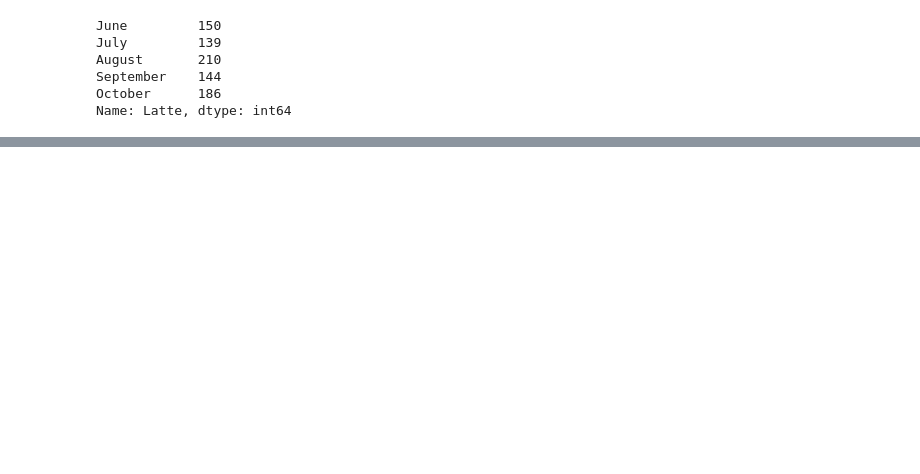
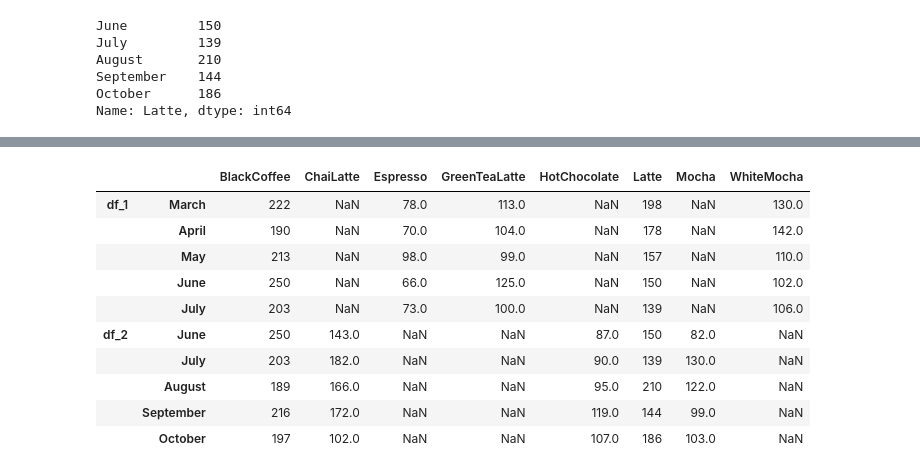
Before and after one commit to SeiyaKobayashi/PythonReview, a Jupyter notebook: pandas_Basics.ipynb, the cells around one changed output, grey strips where cells are left out. Cells and saved outputs as stored; diff of their text form; code cells hidden in the pictures; blank space fills up the shorter version.

```diff
--- a/pandas_Basics.ipynb
+++ b/pandas_Basics.ipynb
@@ -109,0 +145,16 @@ purchases[purchases['Black Coffee'] > 200]
+# %%
+df_1 = pd.DataFrame({
+    'BlackCoffee': [222, 190, 213, 250, 203],
+    'Latte': [198, 178, 157, 150, 139],
+    'GreenTeaLatte': [113, 104, 99, 125, 100],
+    'WhiteMocha': [130, 142, 110, 102, 106],
+    'Espresso': [78, 70, 98, 66, 73]},
+    index=['March', 'April', 'May', 'June', 'July'])
+
+df_2 = pd.DataFrame({
+    'BlackCoffee': [250, 203, 189, 216, 197],
+    'Latte': [150, 139, 210, 144, 186],
+    'ChaiLatte': [143, 182, 166, 172, 102],
+    'Mocha': [82, 130, 122, 99, 103],
+    'HotChocolate': [87, 90, 95, 119, 107]},
+    index=['June', 'July', 'August', 'September', 'October'])
@@ -109,0 +193,14 @@ purchases[purchases['Black Coffee'] > 200]
+# %%
+pd.concat([df_1, df_2], keys=['df_1', 'df_2'])
+# %% [output]
+|  |  | BlackCoffee | ChaiLatte | Espresso | GreenTeaLatte | HotChocolate | Latte | Mocha | WhiteMocha |
+| df_1 | March | 222 | NaN | 78.0 | 113.0 | NaN | 198 | NaN | 130.0 |
+|  | April | 190 | NaN | 70.0 | 104.0 | NaN | 178 | NaN | 142.0 |
+|  | May | 213 | NaN | 98.0 | 99.0 | NaN | 157 | NaN | 110.0 |
+|  | June | 250 | NaN | 66.0 | 125.0 | NaN | 150 | NaN | 102.0 |
+|  | July | 203 | NaN | 73.0 | 100.0 | NaN | 139 | NaN | 106.0 |
+| df_2 | June | 250 | 143.0 | NaN | NaN | 87.0 | 150 | 82.0 | NaN |
+|  | July | 203 | 182.0 | NaN | NaN | 90.0 | 139 | 130.0 | NaN |
+|  | August | 189 | 166.0 | NaN | NaN | 95.0 | 210 | 122.0 | NaN |
+|  | September | 216 | 172.0 | NaN | NaN | 119.0 | 144 | 99.0 | NaN |
+|  | October | 197 | 102.0 | NaN | NaN | 107.0 | 186 | 103.0 | NaN |
```
Also changed, not shown: parts of 45 cells of this notebook.
